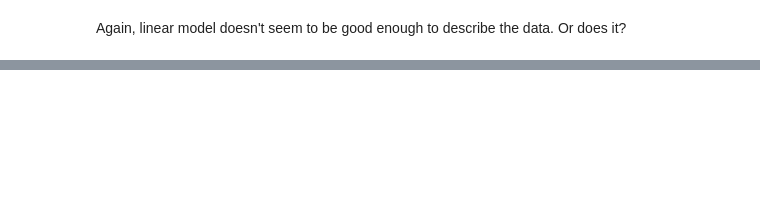
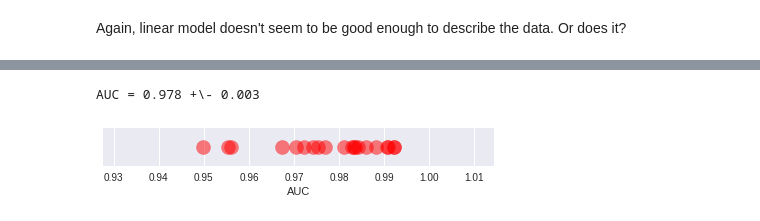
Before and after one commit to SiLiKhon/HEPStatsSeminar, a Jupyter notebook: seminar2/LinearModels_ToyData.ipynb, the cells around one changed output, grey strips where cells are left out. Saved outputs shown, nothing was run; the diff lists cells and outputs as text; code cells hidden in the pictures; blank space fills up the shorter version.

```diff
--- a/seminar2/LinearModels_ToyData.ipynb
+++ b/seminar2/LinearModels_ToyData.ipynb
@@ -346,0 +382,25 @@ plt.scatter(*X[y==1].T);
+# %%
+def single_eval(x_train, y_train, x_test, y_test, features):
+  model = linear_model.LogisticRegression()
+  model.fit(features(x_train), y_train)
+  return metrics.roc_auc_score(y_test, model.predict_proba(features(x_test))[:,1])
+
+def test_model(features, n_splits=30):
+  kf = model_selection.KFold(n_splits=n_splits, shuffle=True, random_state=1234)
+  aucs = []
+  for i_train, i_test in kf.split(X):
+    aucs.append(single_eval(X[i_train], y[i_train], X[i_test], y[i_test], features))
+  return np.array(aucs)
+# %%
+N = 20
+aucs = test_model(features, n_splits=N)
+print("AUC = {:.3f} +\- {:.3f}".format(aucs.mean(), aucs.std() / N**0.5))
+# %% [output]
+AUC = 0.978 +\- 0.003
+# %%
+plt.figure(figsize=(7, 0.7))
+plt.scatter(aucs, [0] * len(aucs), s=200, alpha=0.5, c='r');
+plt.yticks([]);
+plt.xlabel("AUC");
+# %% [output]
+[figure, added]
```
Also changed, not shown: parts of 9 cells of this notebook.
